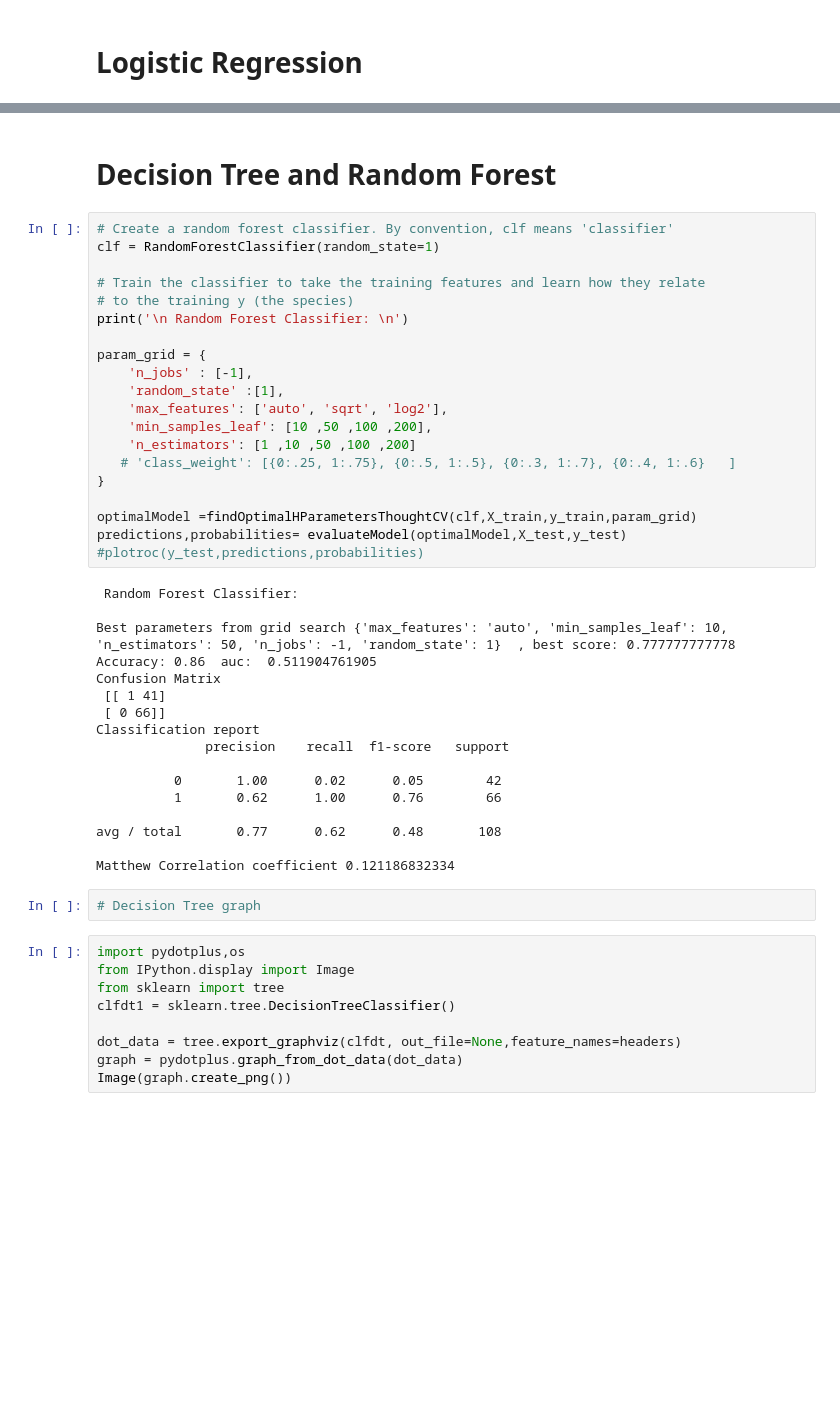
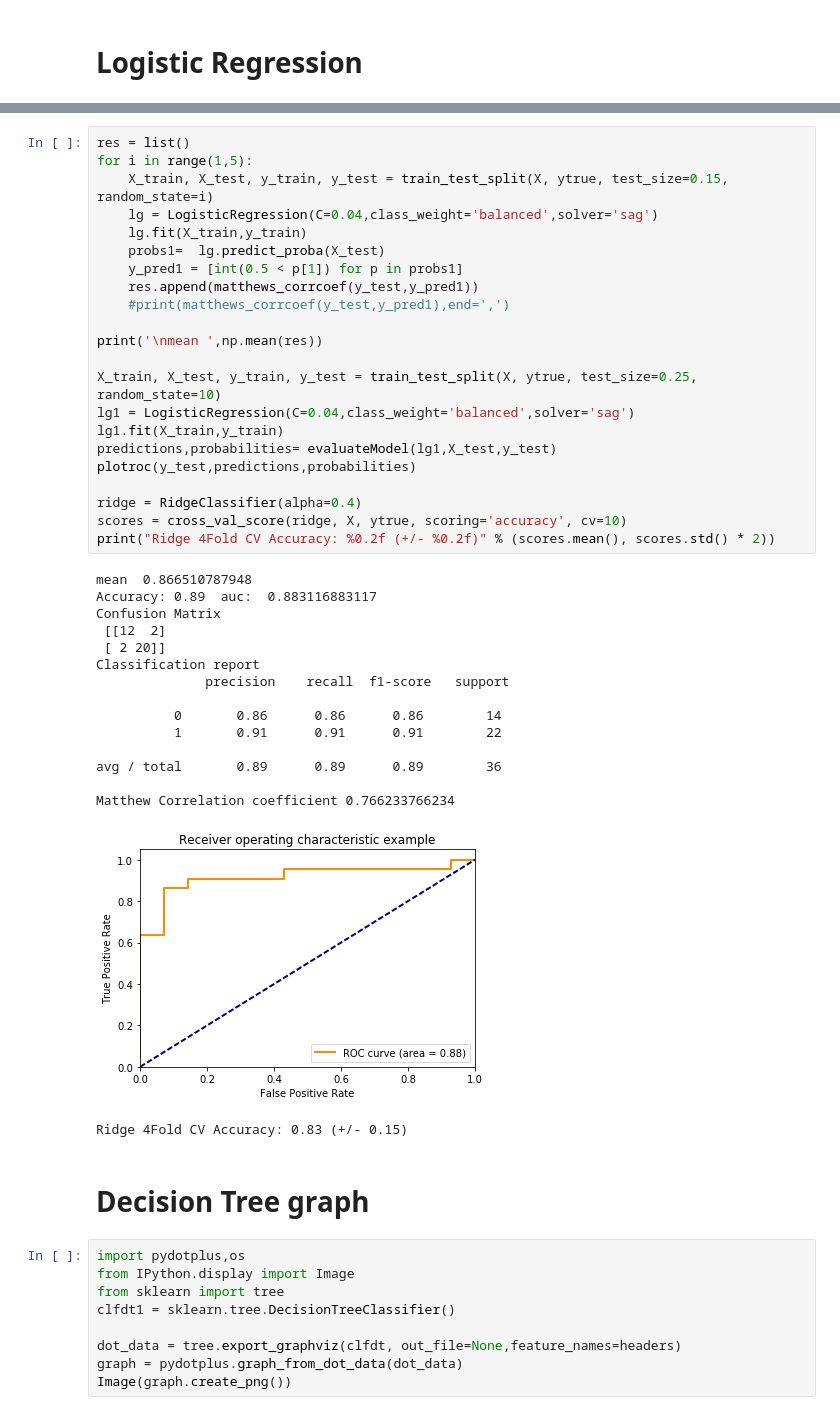
Before and after one commit to GabeOchieng/EbolaML-1, a Jupyter notebook: EbolaPrediction.ipynb, the cells around one changed output, grey strips where cells are left out. Saved outputs shown, nothing was run; the diff lists cells and outputs as text; blank space fills up the shorter version.

```diff
--- a/EbolaPrediction.ipynb
+++ b/EbolaPrediction.ipynb
@@ -188,44 +314,44 @@ Matthew Correlation coefficient 0.71272556889
+# %%
+res = list()
+for i in range(1,5):
+    X_train, X_test, y_train, y_test = train_test_split(X, ytrue, test_size=0.15, random_state=i)
+    lg = LogisticRegression(C=0.04,class_weight='balanced',solver='sag')
+    lg.fit(X_train,y_train)
+    probs1=  lg.predict_proba(X_test)
+    y_pred1 = [int(0.5 < p[1]) for p in probs1]
+    res.append(matthews_corrcoef(y_test,y_pred1))
+    #print(matthews_corrcoef(y_test,y_pred1),end=',')
+
+print('\nmean ',np.mean(res))
+
+X_train, X_test, y_train, y_test = train_test_split(X, ytrue, test_size=0.25, random_state=10)
+lg1 = LogisticRegression(C=0.04,class_weight='balanced',solver='sag')
+lg1.fit(X_train,y_train)
+predictions,probabilities= evaluateModel(lg1,X_test,y_test)
+plotroc(y_test,predictions,probabilities)
+
+ridge = RidgeClassifier(alpha=0.4)
+scores = cross_val_score(ridge, X, ytrue, scoring='accuracy', cv=10)
+print("Ridge 4Fold CV Accuracy: %0.2f (+/- %0.2f)" % (scores.mean(), scores.std() * 2))
+# %% [output]
+mean  0.866510787948
+Accuracy: 0.89  auc:  0.883116883117
+Confusion Matrix
+ [[12  2]
+ [ 2 20]]
+Classification report
+              precision    recall  f1-score   support
+
+          0       0.86      0.86      0.86        14
+          1       0.91      0.91      0.91        22
+
+avg / total       0.89      0.89      0.89        36
+
+Matthew Correlation coefficient 0.766233766234
+[figure, added]
+Ridge 4Fold CV Accuracy: 0.83 (+/- 0.15)
 # %% [markdown]
-# Decision Tree and Random Forest
+# Decision Tree graph
-# %%
-# Create a random forest classifier. By convention, clf means 'classifier'
-clf = RandomForestClassifier(random_state=1)
-
-# Train the classifier to take the training features and learn how they relate
-# to the training y (the species)
-print('\n Random Forest Classifier: \n')
-
-param_grid = {
-    'n_jobs' : [-1],
-    'random_state' :[1],
-    'max_features': ['auto', 'sqrt', 'log2'],
-    'min_samples_leaf': [10 ,50 ,100 ,200],
-    'n_estimators': [1 ,10 ,50 ,100 ,200]
-   # 'class_weight': [{0:.25, 1:.75}, {0:.5, 1:.5}, {0:.3, 1:.7}, {0:.4, 1:.6}   ]
-}
-
-optimalModel =findOptimalHParametersThoughtCV(clf,X_train,y_train,param_grid)
-predictions,probabilities= evaluateModel(optimalModel,X_test,y_test)
-#plotroc(y_test,predictions,probabilities)
-# %% [output]
- Random Forest Classifier:
-
-Best parameters from grid search {'max_features': 'auto', 'min_samples_leaf': 10, 'n_estimators': 50, 'n_jobs': -1, 'random_state': 1}  , best score: 0.777777777778
-Accuracy: 0.86  auc:  0.511904761905
-Confusion Matrix
- [[ 1 41]
- [ 0 66]]
-Classification report
-              precision    recall  f1-score   support
-
-          0       1.00      0.02      0.05        42
-          1       0.62      1.00      0.76        66
-
-avg / total       0.77      0.62      0.48       108
-
-Matthew Correlation coefficient 0.121186832334
-# %%
-# Decision Tree graph
 # %%
 import pydotplus,os
 from IPython.display import Image
```
Also changed, not shown: parts of 34 cells of this notebook, 1 other file.
